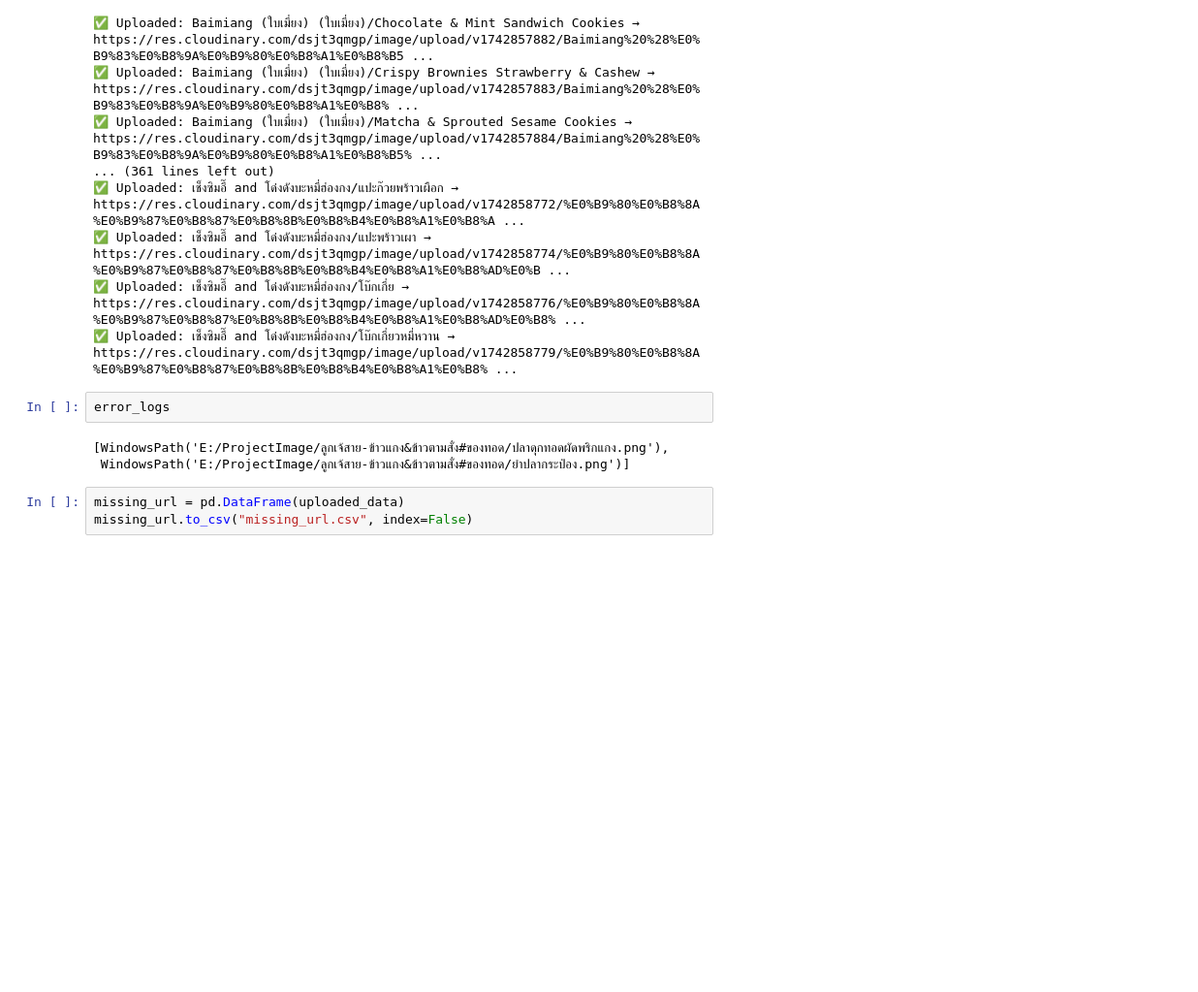
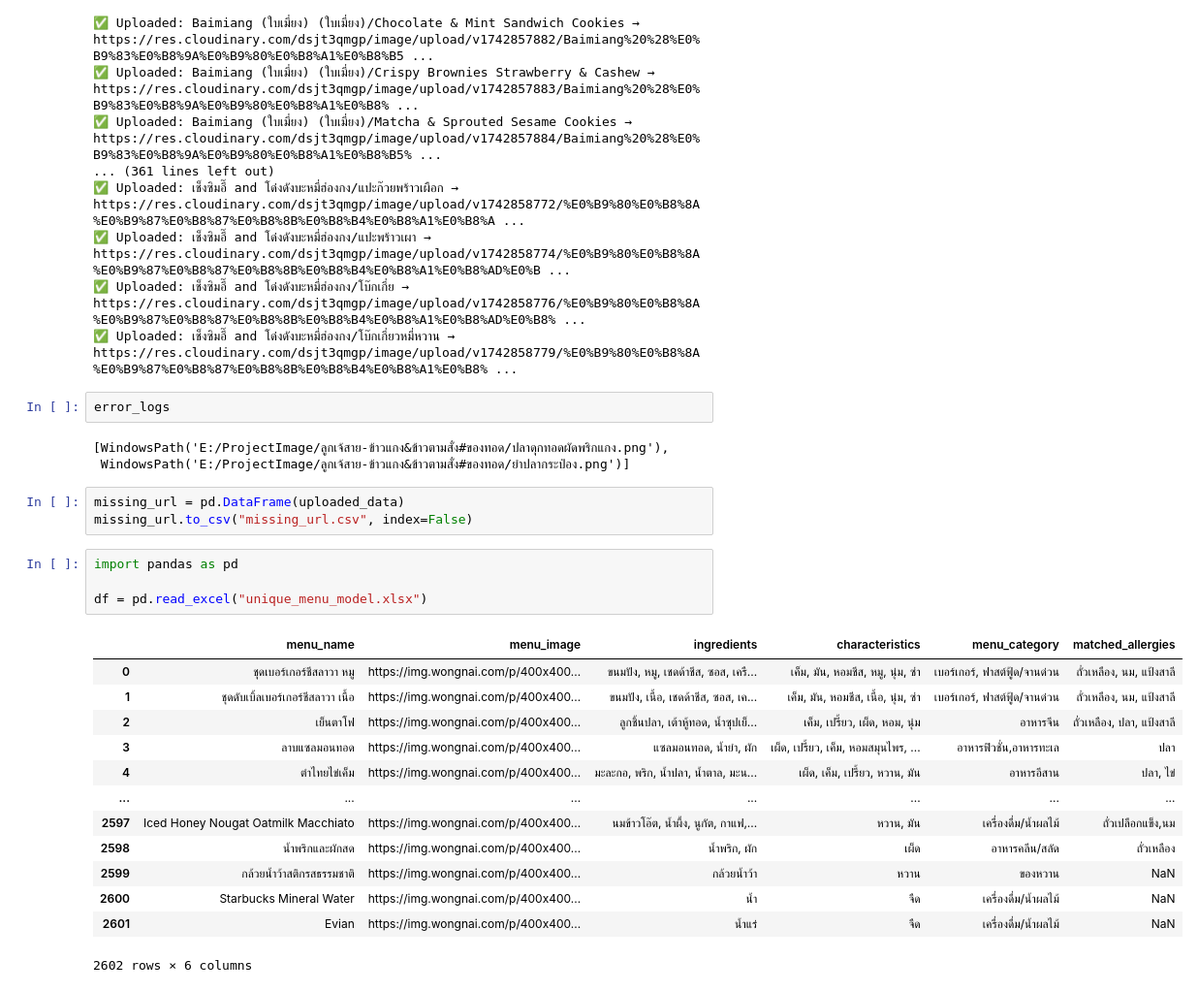
Before and after one commit to EatsEase/EatsEase-DataCleaning, a Jupyter notebook: data_processing/download_picture.ipynb, the cells around one changed output. Shown at 97% size. Saved outputs shown, nothing was run; the diff lists cells and outputs as text; blank space fills up the shorter version.

```diff
--- a/data_processing/download_picture.ipynb
+++ b/data_processing/download_picture.ipynb
@@ -428,3 +428,21 @@ error_logs
 # %%
 missing_url = pd.DataFrame(uploaded_data)
 missing_url.to_csv("missing_url.csv", index=False)
+# %%
+import pandas as pd
+
+df = pd.read_excel("unique_menu_model.xlsx")
+# %% [output]
+|  | menu_name | menu_image | ingredients | characteristics | menu_category | matched_allergies |
+| 0 | ชุดเบอร์เกอร์ชีสลาวา หมู | https://img.wongnai.com/p/400x400... | ขนมปัง, หมู, เชดด้าชีส, ซอส, เครื... | เค็ม, มัน, หอมชีส, หมู, นุ่ม, ซ่า | เบอร์เกอร์, ฟาสต์ฟู้ด/จานด่วน | ถั่วเหลือง, นม, แป้งสาลี |
+| 1 | ชุดดับเบิ้ลเบอร์เกอร์ชีสลาวา เนื้อ | https://img.wongnai.com/p/400x400... | ขนมปัง, เนื้อ, เชดด้าชีส, ซอส, เค... | เค็ม, มัน, หอมชีส, เนื้อ, นุ่ม, ซ่า | เบอร์เกอร์, ฟาสต์ฟู้ด/จานด่วน | ถั่วเหลือง, นม, แป้งสาลี |
+| 2 | เย็นตาโฟ | https://img.wongnai.com/p/400x400... | ลูกชิ้นปลา, เต้าหู้ทอด, น้ำซุปเย็... | เค็ม, เปรี้ยว, เผ็ด, หอม, นุ่ม | อาหารจีน | ถั่วเหลือง, ปลา, แป้งสาลี |
+| 3 | ลาบแซลมอนทอด | https://img.wongnai.com/p/400x400... | แซลมอนทอด, น้ำยำ, ผัก | เผ็ด, เปรี้ยว, เค็ม, หอมสมุนไพร, ... | อาหารฟิวชั่น,อาหารทะเล | ปลา |
+| 4 | ตำไทยไข่เค็ม | https://img.wongnai.com/p/400x400... | มะละกอ, พริก, น้ำปลา, น้ำตาล, มะน... | เผ็ด, เค็ม, เปรี้ยว, หวาน, มัน | อาหารอีสาน | ปลา, ไข่ |
+| ... | ... | ... | ... | ... | ... | ... |
+| 2597 | Iced Honey Nougat Oatmilk Macchiato | https://img.wongnai.com/p/400x400... | นมข้าวโอ๊ต, น้ำผึ้ง, นูกัต, กาแฟ,... | หวาน, มัน | เครื่องดื่ม/น้ำผลไม้ | ถั่วเปลือกแข็ง,นม |
+| 2598 | น้ำพริกและผักสด | https://img.wongnai.com/p/400x400... | น้ำพริก, ผัก | เผ็ด | อาหารคลีน/สลัด | ถั่วเหลือง |
+| 2599 | กล้วยน้ำว้าสติกรสธรรมชาติ | https://img.wongnai.com/p/400x400... | กล้วยน้ำว้า | หวาน | ของหวาน | NaN |
+| 2600 | Starbucks Mineral Water | https://img.wongnai.com/p/400x400... | น้ำ | จืด | เครื่องดื่ม/น้ำผลไม้ | NaN |
+| 2601 | Evian | https://img.wongnai.com/p/400x400... | น้ำแร่ | จืด | เครื่องดื่ม/น้ำผลไม้ | NaN |
+2602 rows × 6 columns
```
Also changed, not shown: parts of 23 cells of this notebook, 3 other files.
